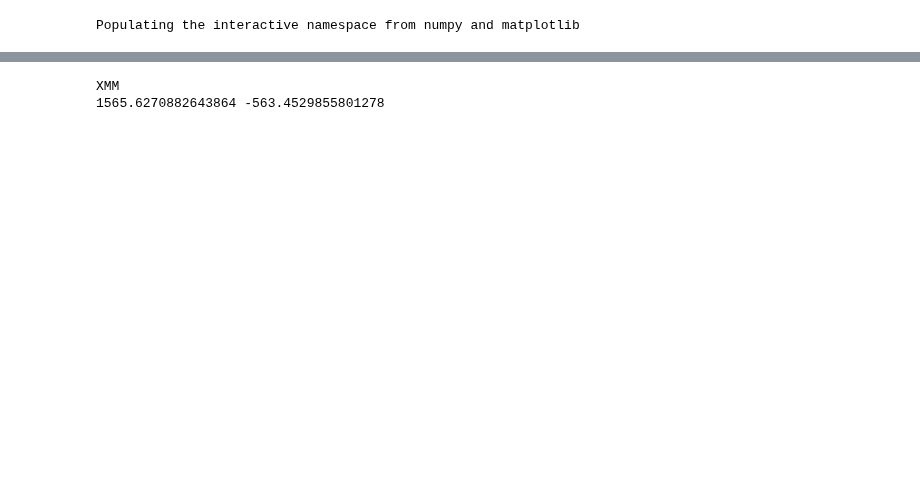
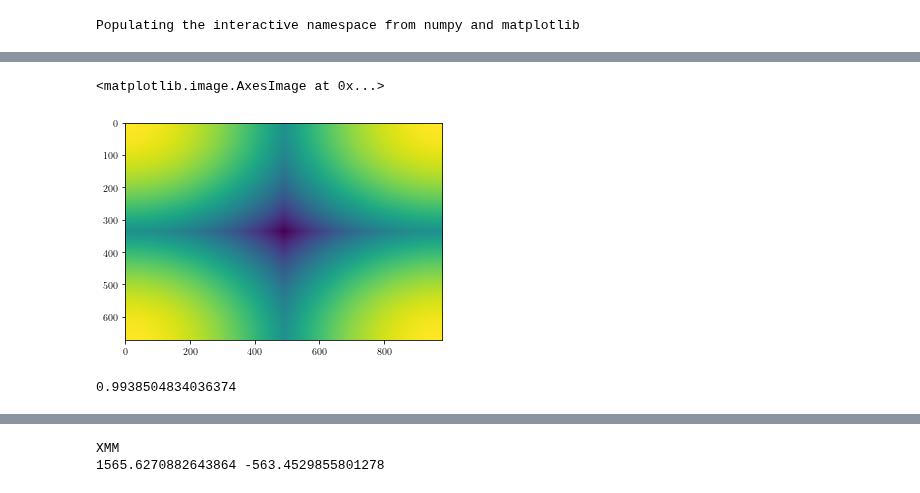
Before and after one commit to mr-superonion/splinv, a Jupyter notebook: notebook/s19/pixelation.ipynb, the cells around one changed output, grey strips where cells are left out. Cells and saved outputs as stored; diff of their text form; code cells hidden in the pictures; blank space fills up the shorter version.

```diff
--- a/notebook/s19/pixelation.ipynb
+++ b/notebook/s19/pixelation.ipynb
@@ -18,0 +75,9 @@ outDir      =   'wrkDir/pixel/'
+# %%
+imshow(gausKer)
+# %% [output]
+<matplotlib.image.AxesImage at 0x...>
+[figure, added]
+# %%
+gausKer.min()
+# %% [output]
+0.9938504834036374
```
Also changed, not shown: parts of 16 cells of this notebook, 6 other files.
